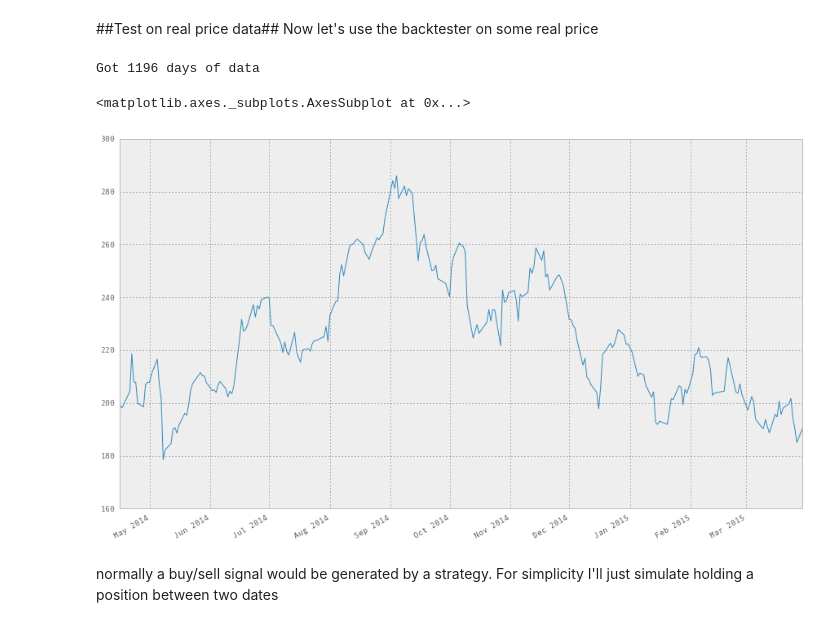
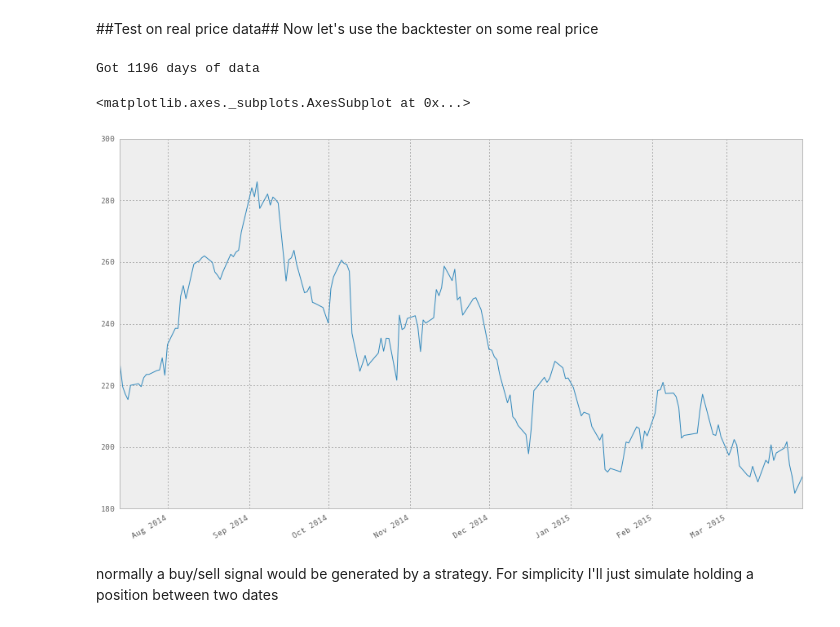
Before and after one commit to fraka6/trading-with-python, a Jupyter notebook: notebooks/explore_automatic_trading.ipynb, the cells around one changed output. Drawn from its saved outputs; the diff is of its cells as text; code cells hidden in the pictures.

```diff
--- a/notebooks/explore_automatic_trading.ipynb
+++ b/notebooks/explore_automatic_trading.ipynb
@@ -95,14 +95,14 @@ Now let's use the backtester on some real price
 # %%
 # start with getting some data to test on
 import tradingWithPython.lib.yahooFinance as yahoo # yahoo finance module
 stockname = 'TSLA'
-n = 30*8
+n = 30*6
 price = yahoo.getHistoricData(stockname)['adj_close'][-n:]
 price.plot()
 # %% [output]
 Got 1196 days of data
 <matplotlib.axes._subplots.AxesSubplot at 0x...>
-[figure, old version]
+[figure, new version]
 # %% [markdown]
 normally a buy/sell signal would be generated by a strategy. For simplicity I'll just simulate holding a position between two dates
 # %%
```
Also changed, not shown: parts of 3 cells of this notebook, 1 other file.
